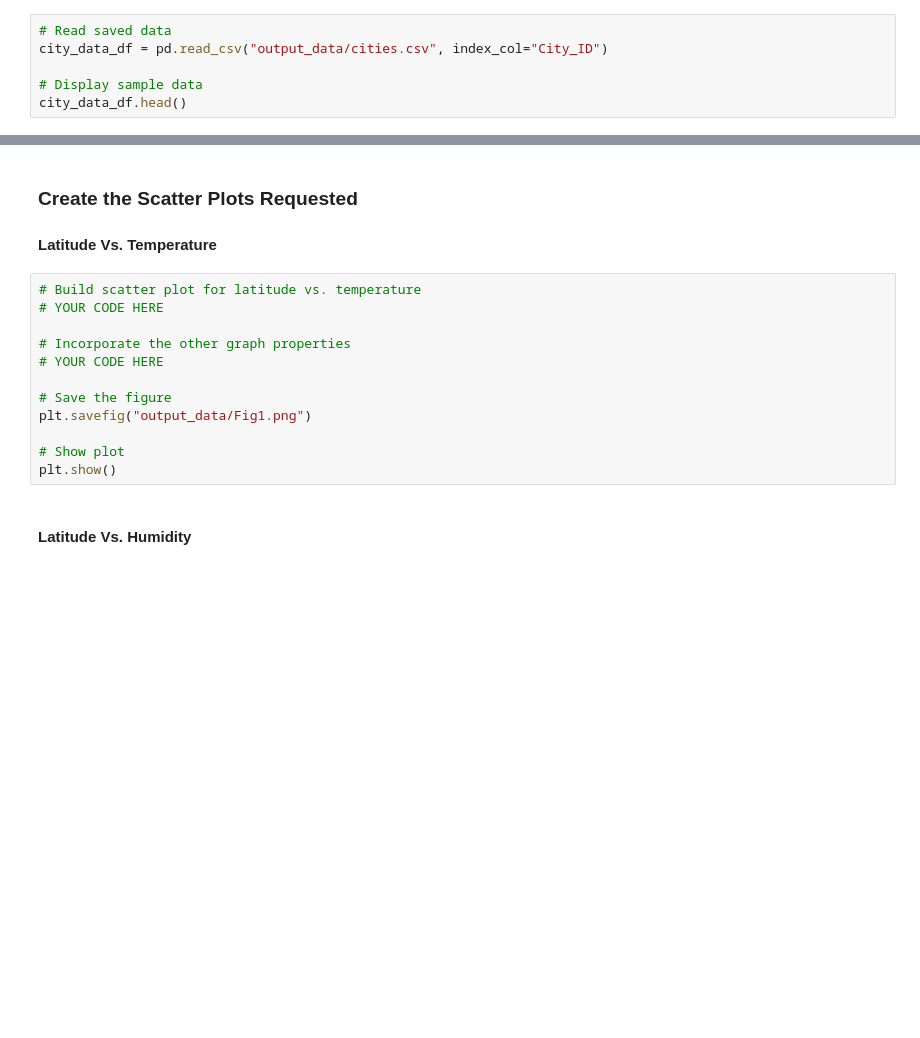
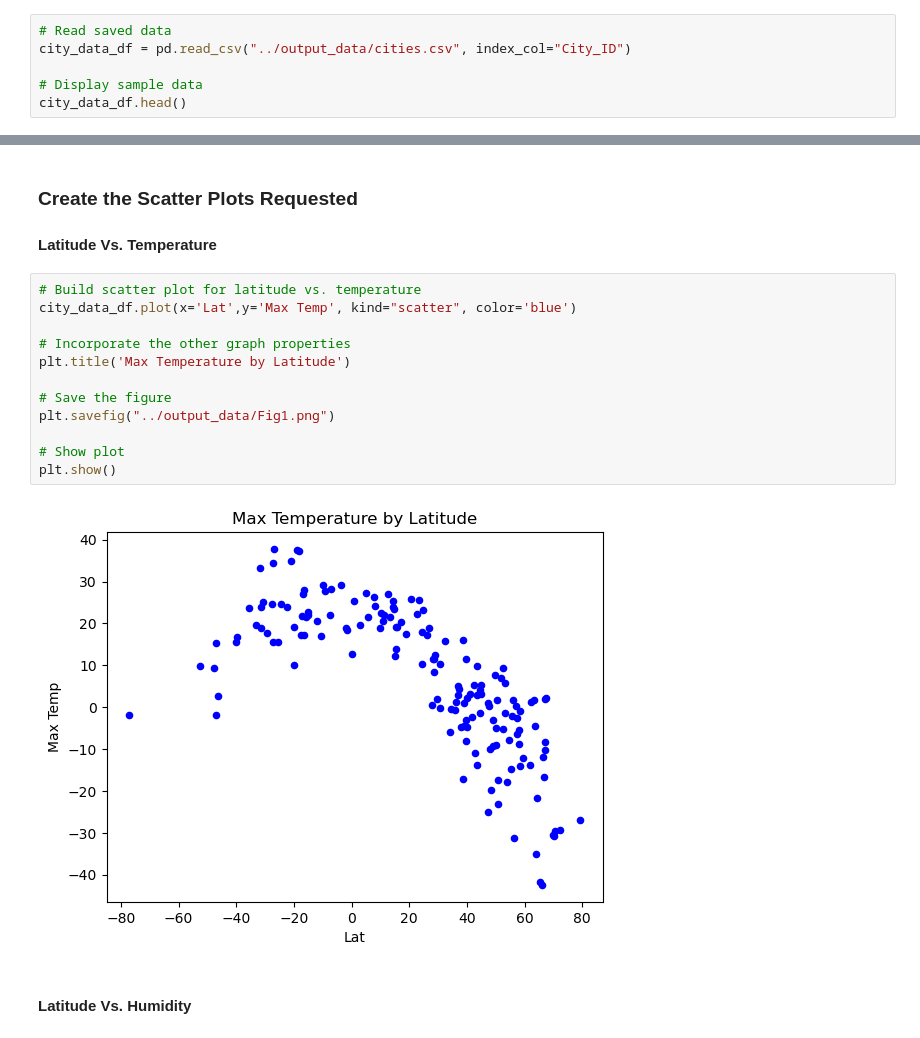
Before and after one commit to bjhepburn/weather_challenge, a Jupyter notebook: weatherpy/WeatherPy.ipynb, the cells around one changed output, grey strips where cells are left out. Saved outputs shown, nothing was run; the diff lists cells and outputs as text; blank space fills up the shorter version.

```diff
--- a/weatherpy/WeatherPy.ipynb
+++ b/weatherpy/WeatherPy.ipynb
@@ -166,6 +176,6 @@ city_data_df.to_csv("output_data/cities.csv", index_label="City_ID")
 # %%
 # Read saved data
-city_data_df = pd.read_csv("output_data/cities.csv", index_col="City_ID")
+city_data_df = pd.read_csv("../output_data/cities.csv", index_col="City_ID")
 
 # Display sample data
 city_data_df.head()
@@ -175,16 +193,18 @@ city_data_df.head()
 #### Latitude Vs. Temperature
 # %%
 # Build scatter plot for latitude vs. temperature
-# YOUR CODE HERE
+city_data_df.plot(x='Lat',y='Max Temp', kind="scatter", color='blue')
 
 # Incorporate the other graph properties
-# YOUR CODE HERE
+plt.title('Max Temperature by Latitude')
 
 # Save the figure
-plt.savefig("output_data/Fig1.png")
+plt.savefig("../output_data/Fig1.png")
 
 # Show plot
 plt.show()
+# %% [output]
+[figure, added]
 # %% [markdown]
 #### Latitude Vs. Humidity
 # %%
```
Also changed, not shown: parts of 15 cells of this notebook, 5 other files.
